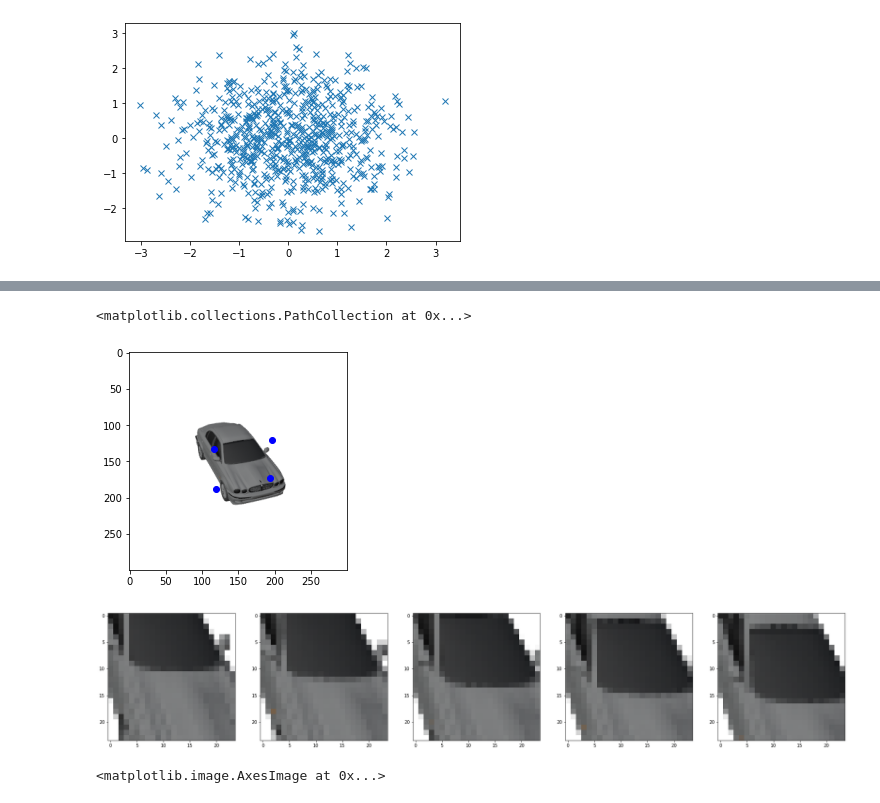
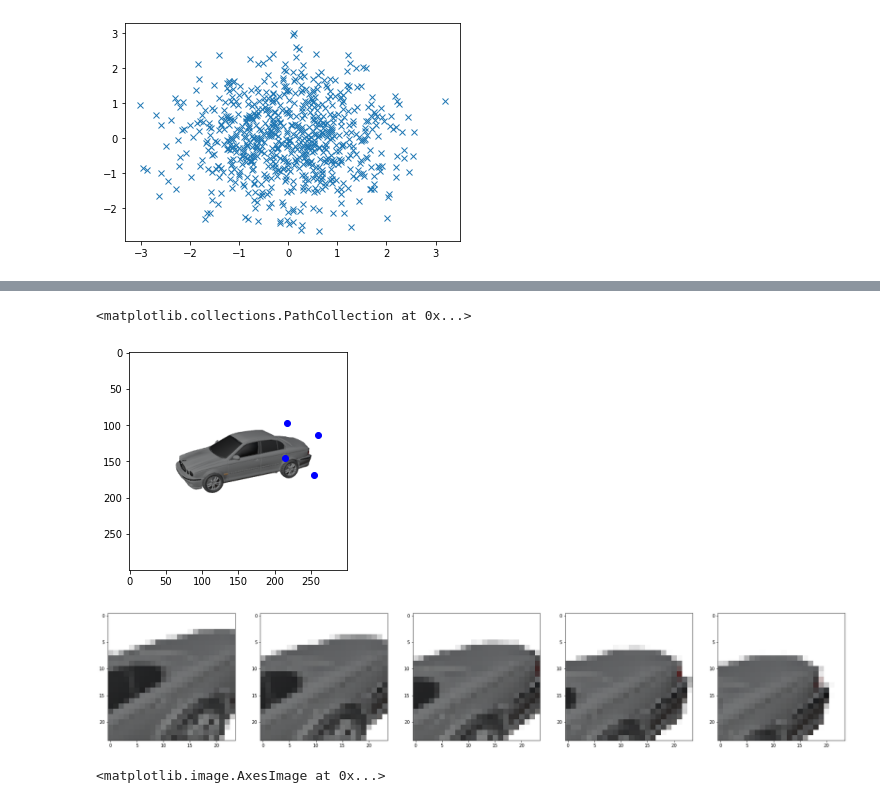
Before and after one commit to lcordey/codePDM, a Jupyter notebook: img2sdf_code/test.ipynb, the cells around one changed output, grey strips where cells are left out. Cells and saved outputs as stored; diff of their text form; code cells hidden in the pictures.

```diff
--- a/img2sdf_code/test.ipynb
+++ b/img2sdf_code/test.ipynb
@@ -113,25 +111,25 @@ plt.imshow(im)
 # plt.scatter(x = loc_2d[6,0], y = loc_2d[6,1], c = 'b')
 # plt.scatter(x = loc_2d[7,0], y = loc_2d[7,1], c = 'k')
 
-interp = 3
+interp = 31
 # plt.scatter(x = loc_2d[4:,0], y = loc_2d[4:,1], c = 'g')
 plt.scatter(x = loc_mid_2d[interp,:,0], y = loc_mid_2d[interp,:,1], c = 'b')
 # %% [output]
 <matplotlib.collections.PathCollection at 0x...>
-[figure, old version]
+[figure, new version]
 # %%
 height, width = 24, 24
 
 fig, axs = plt.subplots(1,5, figsize=(30,10))
 
-interp = 10
+interp = 27
 for i in range(5):
     src = loc_mid_2d[i + interp,:,:2]
     dst = np.array([[0,height],[width,height],[width,0],[0,0]])
     h, mask = cv2.findHomography(src, dst)
     axs[i].imshow(cv2.warpPerspective(im, h, (width,height)))
 # %% [output]
-[figure, old version]
+[figure, new version]
 # %%
 height, width, depth = 64, 64, 128
 
```
Also changed, not shown: parts of 1 cell of this notebook.
